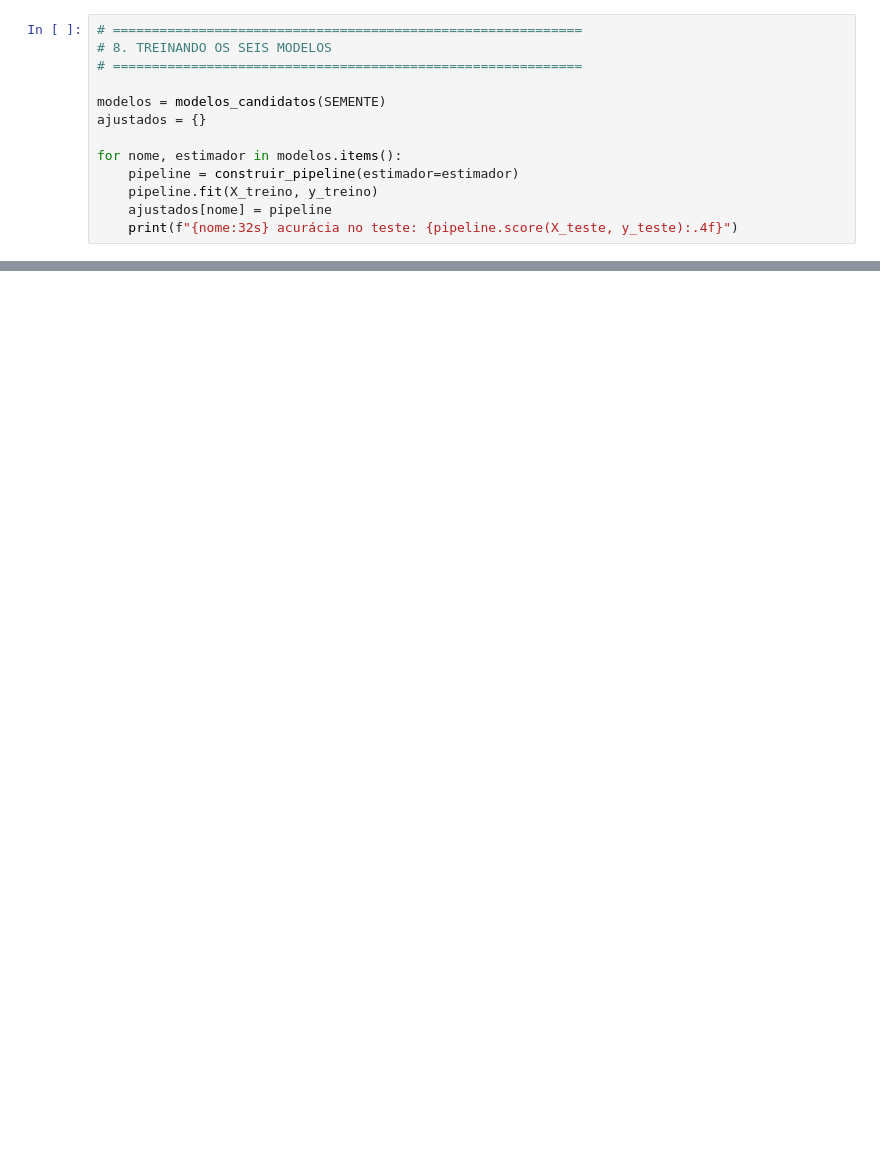
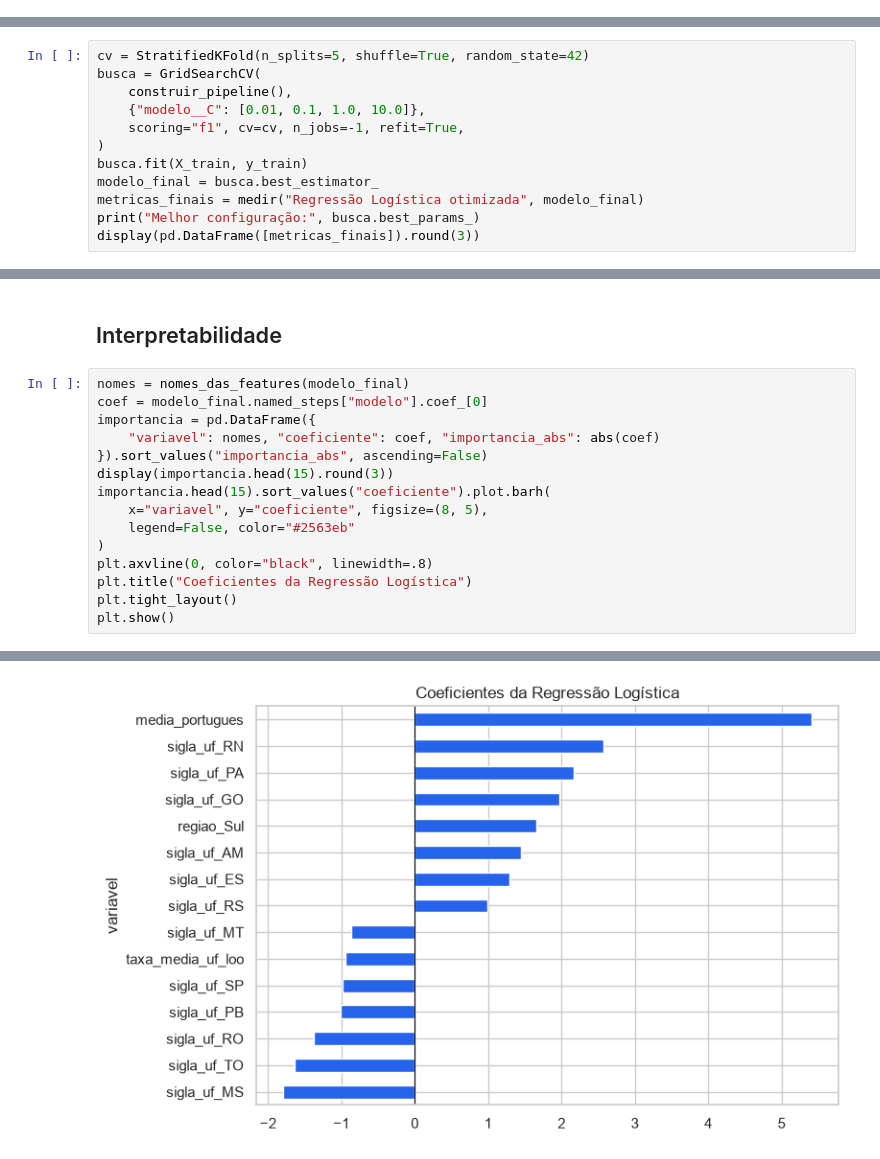
Before and after one commit to damske-h/1IAST-Fase3, a Jupyter notebook: notebooks/03_modelagem.ipynb, the cells around one changed output, grey strips where cells are left out. Saved outputs shown, nothing was run; the diff lists cells and outputs as text; blank space fills up the shorter version.

```diff
--- a/notebooks/03_modelagem.ipynb
+++ b/notebooks/03_modelagem.ipynb
@@ -292,13 +0,0 @@ Todos pela **mesma** pipeline — só o estimador muda.
-# %%
-# ============================================================
-# 8. TREINANDO OS SEIS MODELOS
-# ============================================================
-
-modelos = modelos_candidatos(SEMENTE)
-ajustados = {}
-
-for nome, estimador in modelos.items():
-    pipeline = construir_pipeline(estimador=estimador)
-    pipeline.fit(X_treino, y_treino)
-    ajustados[nome] = pipeline
-    print(f"{nome:32s} acurácia no teste: {pipeline.score(X_teste, y_teste):.4f}")
@@ -938,0 +80,12 @@ modelo responde às cinco perguntas de negócio do enunciado.
+# %%
+cv = StratifiedKFold(n_splits=5, shuffle=True, random_state=42)
+busca = GridSearchCV(
+    construir_pipeline(),
+    {"modelo__C": [0.01, 0.1, 1.0, 10.0]},
+    scoring="f1", cv=cv, n_jobs=-1, refit=True,
+)
+busca.fit(X_train, y_train)
+modelo_final = busca.best_estimator_
+metricas_finais = medir("Regressão Logística otimizada", modelo_final)
+print("Melhor configuração:", busca.best_params_)
+display(pd.DataFrame([metricas_finais]).round(3))
@@ -938,0 +111,18 @@ modelo responde às cinco perguntas de negócio do enunciado.
+# %% [markdown]
+## Interpretabilidade
+# %%
+nomes = nomes_das_features(modelo_final)
+coef = modelo_final.named_steps["modelo"].coef_[0]
+importancia = pd.DataFrame({
+    "variavel": nomes, "coeficiente": coef, "importancia_abs": abs(coef)
+}).sort_values("importancia_abs", ascending=False)
+display(importancia.head(15).round(3))
+importancia.head(15).sort_values("coeficiente").plot.barh(
+    x="variavel", y="coeficiente", figsize=(8, 5),
+    legend=False, color="#2563eb"
+)
+plt.axvline(0, color="black", linewidth=.8)
+plt.title("Coeficientes da Regressão Logística")
+plt.tight_layout()
+plt.show()
+# %% [output]
@@ -938,0 +145 @@ modelo responde às cinco perguntas de negócio do enunciado.
+[figure, added]
```
Also changed, not shown: parts of 73 cells of this notebook, 51 other files.
